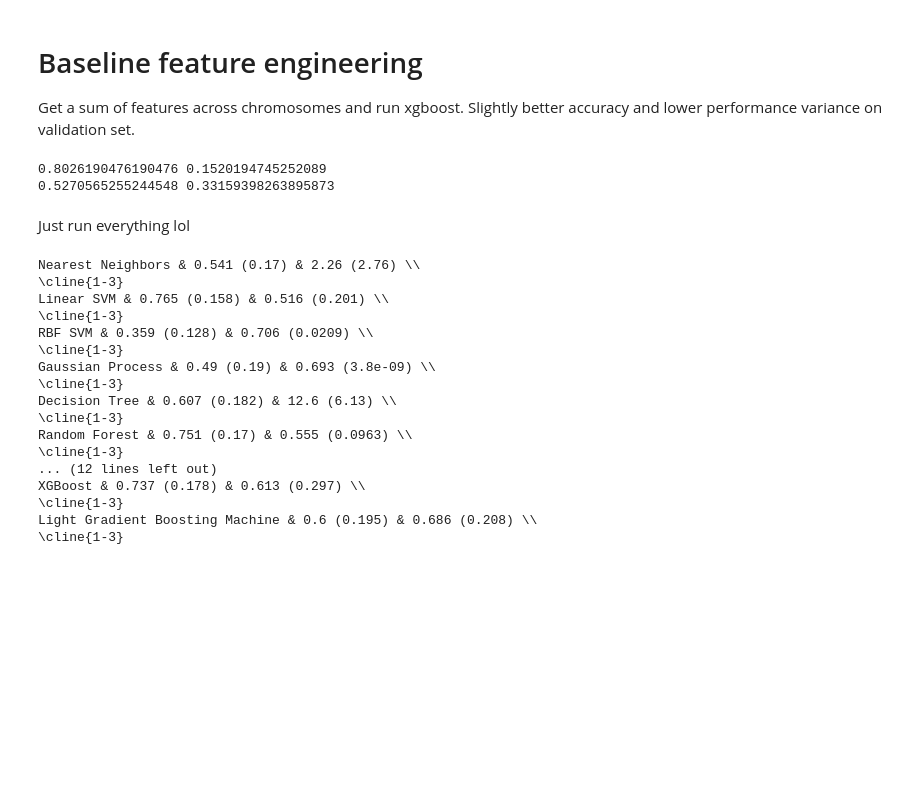
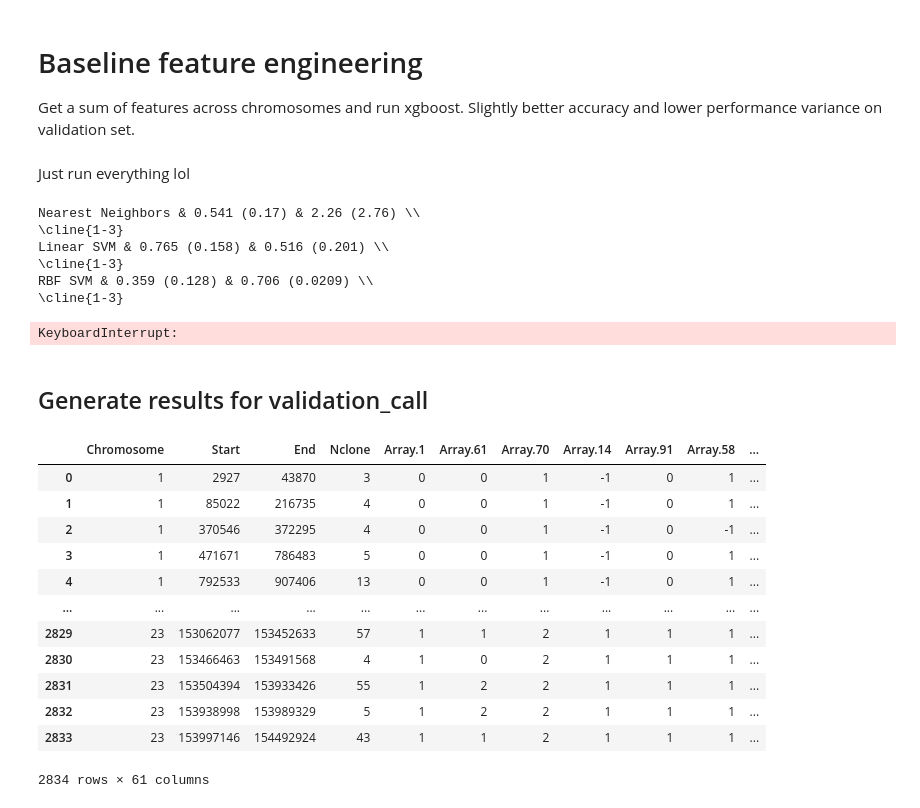
Before and after one commit to SleepingSamael/B4TM, a Jupyter notebook: models/xgboost_baseline.ipynb, the cells around one changed output. Saved outputs shown, nothing was run; the diff lists cells and outputs as text; code cells hidden in the pictures; blank space fills up the shorter version.

```diff
--- a/models/xgboost_baseline.ipynb
+++ b/models/xgboost_baseline.ipynb
@@ -161,27 +161,25 @@ for split in outer_cross_val:
 # %%
-accuracy_list = []
-av_logloss_list = []
-
-for (X_train, y_train, X_val, y_val) in zip(X_train_list, y_train_list, X_val_list, y_val_list):
-    model = XGBClassifier(max_depth=1, objective='binary:logistic', random_state=12345)
-    model.fit(X_train, y_train=='HR+')
-
-    y_pred = model.predict_proba(X_val)[:,1]
-    predictions = [round(value) for value in y_pred]
-    accuracy = accuracy_score(y_val=='HR+', predictions)
-    av_logloss = log_loss(y_true=y_val=='HR+',labels=[True,False], y_pred=y_pred)
-
-    accuracy_list.append(accuracy)
-    av_logloss_list.append(av_logloss)
-
-print(np.mean(accuracy_list),np.std(accuracy_list))
-print(np.mean(av_logloss_list),np.std(av_logloss_list))
+# accuracy_list = []
+# av_logloss_list = []
+#
+# for (X_train, y_train, X_val, y_val) in zip(X_train_list, y_train_list, X_val_list, y_val_list):
+#     model = XGBClassifier(max_depth=1, objective='binary:logistic', random_state=12345)
+#     model.fit(X_train, y_train=='HR+')
+#
+#     y_pred = model.predict_proba(X_val)[:,1]
+#     predictions = [round(value) for value in y_pred]
+#     accuracy = accuracy_score(y_val=='HR+', predictions)
+#     av_logloss = log_loss(y_true=y_val=='HR+',labels=[True,False], y_pred=y_pred)
+#
+#     accuracy_list.append(accuracy)
+#     av_logloss_list.append(av_logloss)
+#
+# print(np.mean(accuracy_list),np.std(accuracy_list))
+# print(np.mean(av_logloss_list),np.std(av_logloss_list))
-# %% [output]
-0.8026190476190476 0.1520194745252089
-0.5270565255244548 0.33159398263895873
 # %% [markdown]
 Just run everything lol
 # %%
+import joblib
 from lightgbm import LGBMClassifier
 from sklearn.discriminant_analysis import QuadraticDiscriminantAnalysis
 from sklearn.naive_bayes import GaussianNB
@@ -248,6 +246,7 @@ def model_results(name,model):
         np.mean(av_logloss_list),np.std(av_logloss_list))
     )
     print(r'\cline{1-3}')
+    joblib.dump(model, f'{name}.pkl')
     # print('Results for {} model'.format(name))
     # print('Accuracy mean: {}, std: {}'.format(np.mean(accuracy_list),np.std(accuracy_list)))
     # print('Logloss mean: {}, std: {}'.format(np.mean(av_logloss_list),np.std(av_logloss_list)))
@@ -261,14 +260,23 @@ Linear SVM & 0.765 (0.158) & 0.516 (0.201) \\
 \cline{1-3}
 RBF SVM & 0.359 (0.128) & 0.706 (0.0209) \\
 \cline{1-3}
-Gaussian Process & 0.49 (0.19) & 0.693 (3.8e-09) \\
-\cline{1-3}
-Decision Tree & 0.607 (0.182) & 12.6 (6.13) \\
-\cline{1-3}
-Random Forest & 0.751 (0.17) & 0.555 (0.0963) \\
-\cline{1-3}
-... (12 lines left out)
-XGBoost & 0.737 (0.178) & 0.613 (0.297) \\
-\cline{1-3}
-Light Gradient Boosting Machine & 0.6 (0.195) & 0.686 (0.208) \\
-\cline{1-3}
+KeyboardInterrupt:
+# %% [markdown]
+## Generate results for validation_call
+# %%
+Validation_call = pd.read_csv("../data/Validation_call.txt", sep='\t')
+Validation_call
+# %% [output]
+|  | Chromosome | Start | End | Nclone | Array.1 | Array.61 | Array.70 | Array.14 | Array.91 | Array.58 | ... |
+| 0 | 1 | 2927 | 43870 | 3 | 0 | 0 | 1 | -1 | 0 | 1 | ... |
+| 1 | 1 | 85022 | 216735 | 4 | 0 | 0 | 1 | -1 | 0 | 1 | ... |
+| 2 | 1 | 370546 | 372295 | 4 | 0 | 0 | 1 | -1 | 0 | -1 | ... |
+| 3 | 1 | 471671 | 786483 | 5 | 0 | 0 | 1 | -1 | 0 | 1 | ... |
+| 4 | 1 | 792533 | 907406 | 13 | 0 | 0 | 1 | -1 | 0 | 1 | ... |
+| ... | ... | ... | ... | ... | ... | ... | ... | ... | ... | ... | ... |
+| 2829 | 23 | 153062077 | 153452633 | 57 | 1 | 1 | 2 | 1 | 1 | 1 | ... |
+| 2830 | 23 | 153466463 | 153491568 | 4 | 1 | 0 | 2 | 1 | 1 | 1 | ... |
+| 2831 | 23 | 153504394 | 153933426 | 55 | 1 | 2 | 2 | 1 | 1 | 1 | ... |
+| 2832 | 23 | 153938998 | 153989329 | 5 | 1 | 2 | 2 | 1 | 1 | 1 | ... |
+| 2833 | 23 | 153997146 | 154492924 | 43 | 1 | 1 | 2 | 1 | 1 | 1 | ... |
+2834 rows × 61 columns
```
Also changed, not shown: parts of 6 cells of this notebook, 16 other files.
